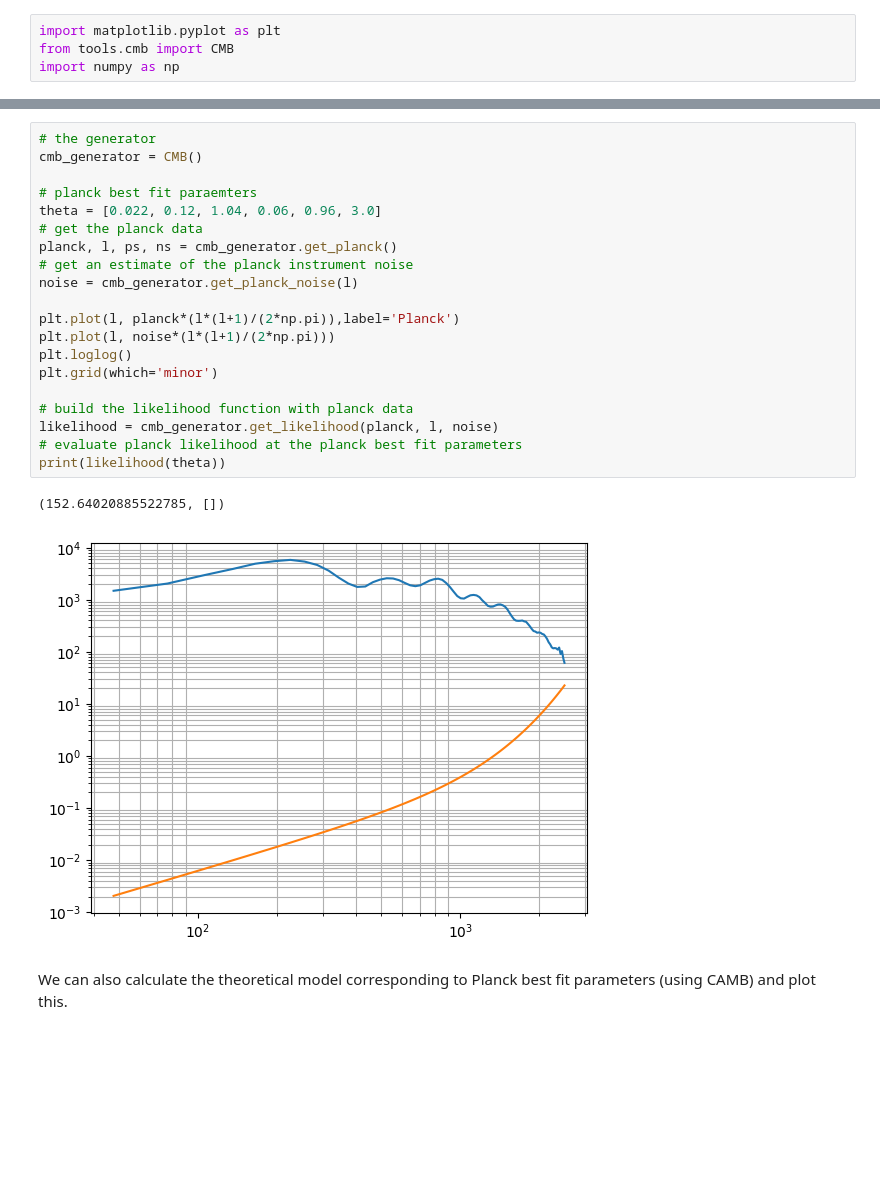
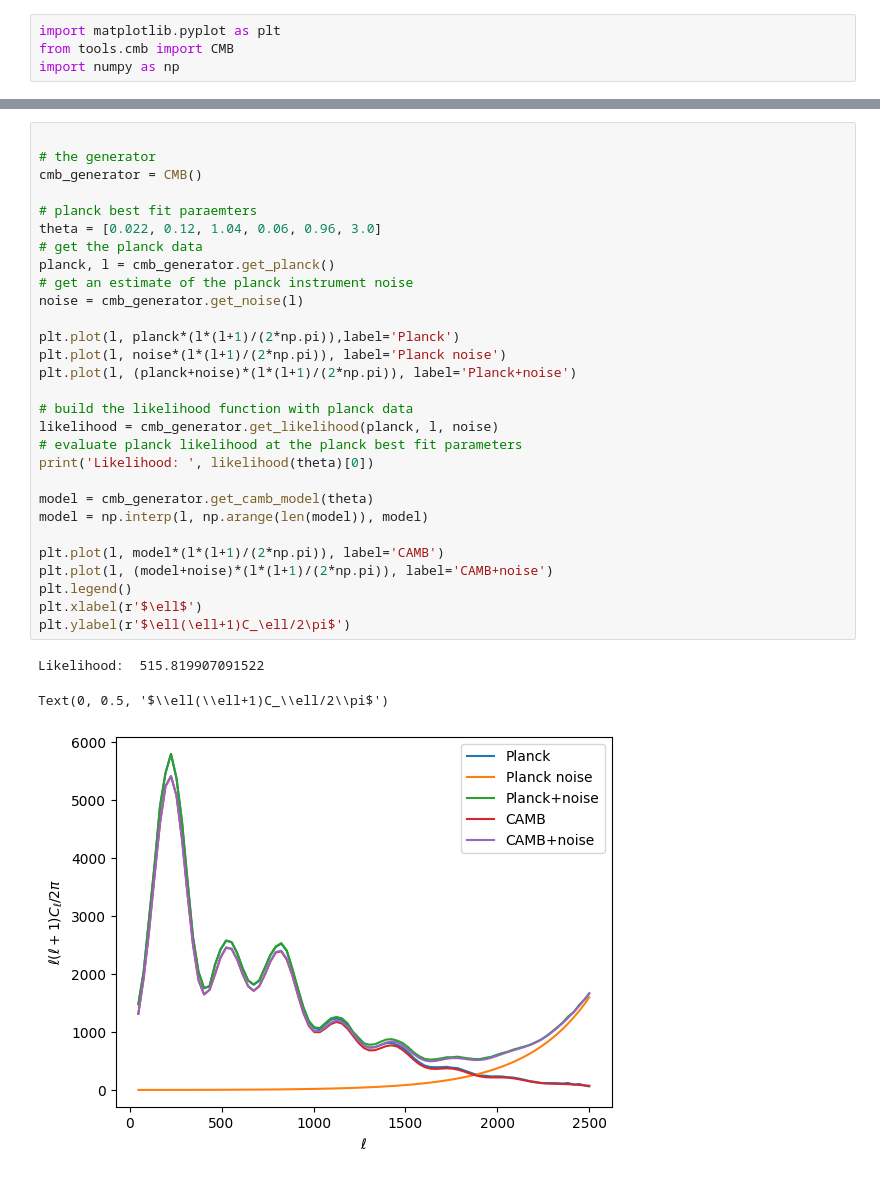
Before and after one commit to htjb/cmb-likelihood, a Jupyter notebook: run_code.ipynb, the cells around one changed output, grey strips where cells are left out. Cells and saved outputs as stored; diff of their text form; blank space fills up the shorter version.

Commit message:
working examples with planck and wmap in notebook

```diff
--- a/run_code.ipynb
+++ b/run_code.ipynb
@@ -9,25 +26,33 @@ With the code we can build a likelihood function for the planck data and an esti
 # %%
+
 # the generator
 cmb_generator = CMB()
 
 # planck best fit paraemters
 theta = [0.022, 0.12, 1.04, 0.06, 0.96, 3.0]
 # get the planck data
-planck, l, ps, ns = cmb_generator.get_planck()
+planck, l = cmb_generator.get_planck()
 # get an estimate of the planck instrument noise
-noise = cmb_generator.get_planck_noise(l)
+noise = cmb_generator.get_noise(l)
 
 plt.plot(l, planck*(l*(l+1)/(2*np.pi)),label='Planck')
-plt.plot(l, noise*(l*(l+1)/(2*np.pi)))
-plt.loglog()
-plt.grid(which='minor')
+plt.plot(l, noise*(l*(l+1)/(2*np.pi)), label='Planck noise')
+plt.plot(l, (planck+noise)*(l*(l+1)/(2*np.pi)), label='Planck+noise')
 
 # build the likelihood function with planck data
 likelihood = cmb_generator.get_likelihood(planck, l, noise)
 # evaluate planck likelihood at the planck best fit parameters
-print(likelihood(theta))
+print('Likelihood: ', likelihood(theta)[0])
+
+model = cmb_generator.get_camb_model(theta)
+model = np.interp(l, np.arange(len(model)), model)
+
+plt.plot(l, model*(l*(l+1)/(2*np.pi)), label='CAMB')
+plt.plot(l, (model+noise)*(l*(l+1)/(2*np.pi)), label='CAMB+noise')
+plt.legend()
+plt.xlabel(r'$\ell$')
+plt.ylabel(r'$\ell(\ell+1)C_\ell/2\pi$')
 # %% [output]
-(152.64020885522785, [])
+Likelihood:  515.819907091522
+Text(0, 0.5, '$\\ell(\\ell+1)C_\\ell/2\\pi$')
-[figure, old version]
+[figure, new version]
-# %% [markdown]
-We can also calculate the theoretical model corresponding to Planck best fit parameters (using CAMB) and plot this.
```
Also changed, not shown: parts of 18 cells of this notebook, 1 other file.
